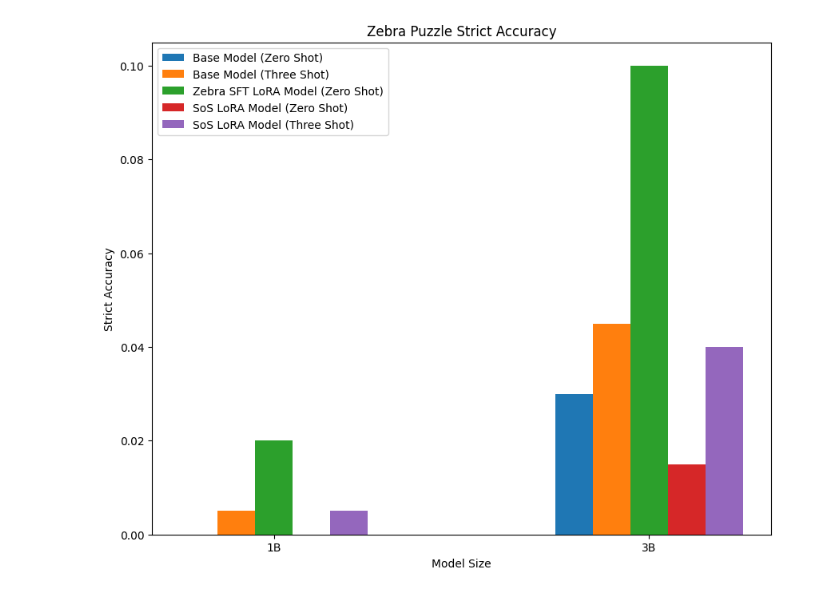
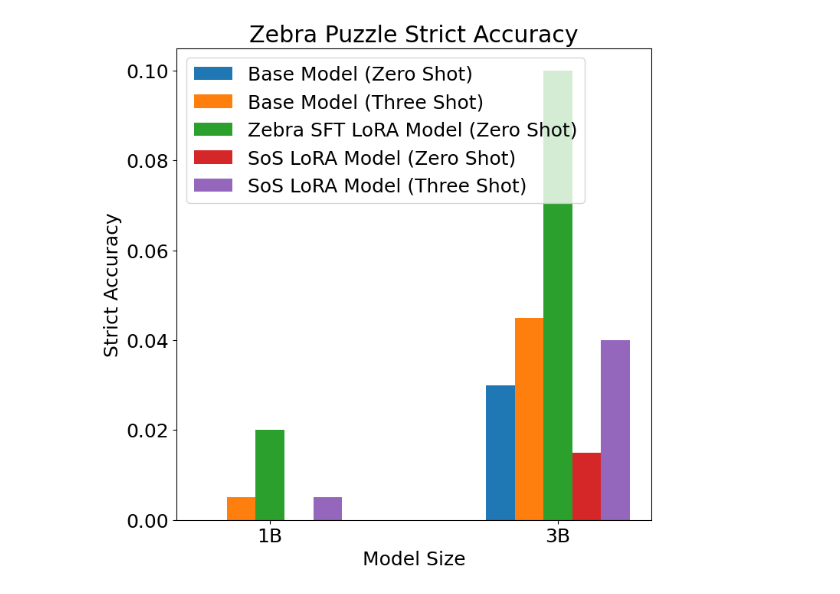
Before and after one commit to Cormac-C/llm-reasoning-decomp, a Jupyter notebook: notebooks/results_graphics.ipynb, the cells around one changed output. Drawn from its saved outputs; the diff is of its cells as text; code cells hidden in the pictures.

```diff
--- a/notebooks/results_graphics.ipynb
+++ b/notebooks/results_graphics.ipynb
@@ -6,6 +6,8 @@ api = wandb.Api()
 
 ENTITY = "cormaccureton-mcgill-university"
 PROJECT = "Decomp"
+# %%
+plt.rcParams.update({'font.size': 18})
 # %%
 sudoku_run_ids = {
     '1B_base_zero_shot': '8hn31j2b',
@@ -153,32 +155,32 @@ grouped_accuracies = {
     'SoS LoRA Model (Zero Shot)': {k: v for k, v in partial_accuracies.items() if 'lora_sos_zero_shot' in k},
     'SoS LoRA Model (Three Shot)': {k: v for k, v in partial_accuracies.items() if 'lora_sos_three_shot' in k},
 }
 
 fig, ax = plt.subplots()
 bar_width = 0.1
 # make the plot larger
-fig.set_size_inches(10, 8)
+fig.set_size_inches(8, 8)
 
 # Plot grouped bar chart
 labels = ['1B', '3B']
 offset = bar_width * (len(grouped_accuracies) - 1) / 2
 x = [1, 2]
 
 # Plot bars for each group
 for i, (group, accuracies) in enumerate(grouped_accuracies.items()):
     # print(group)
     # print(accuracies)
     ax.bar(x=[xi + i * bar_width for xi in x], height=accuracies.values(), width=0.1, label=group)
 
 
 # Add labels and title
 ax.set_xlabel('Model Size')
 ax.set_ylabel('Strict Accuracy')
 ax.set_title('Zebra Puzzle Strict Accuracy')
 ax.set_xticks([xi + offset for xi in x])
 ax.set_xticklabels(labels)
 ax.legend(loc='upper left')
 
 plt.show()
 # %% [output]
-[figure, old version]
+[figure, new version]
```
Also changed, not shown: parts of 2 cells of this notebook.
